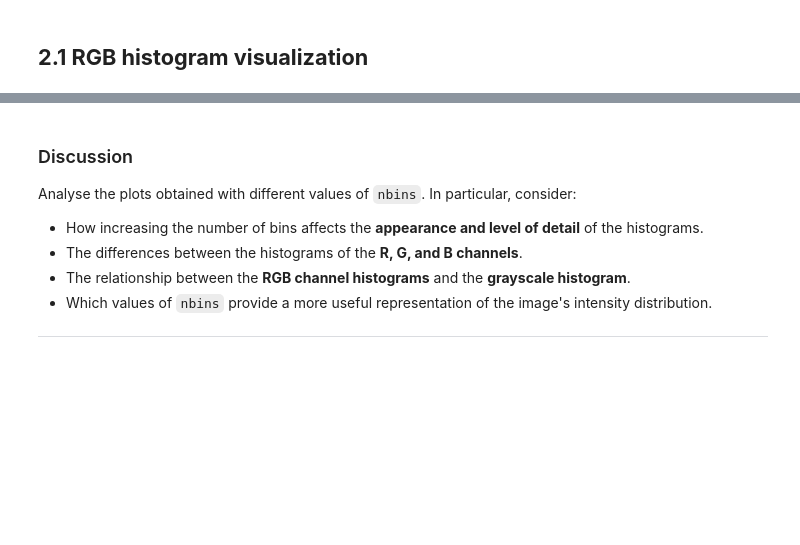
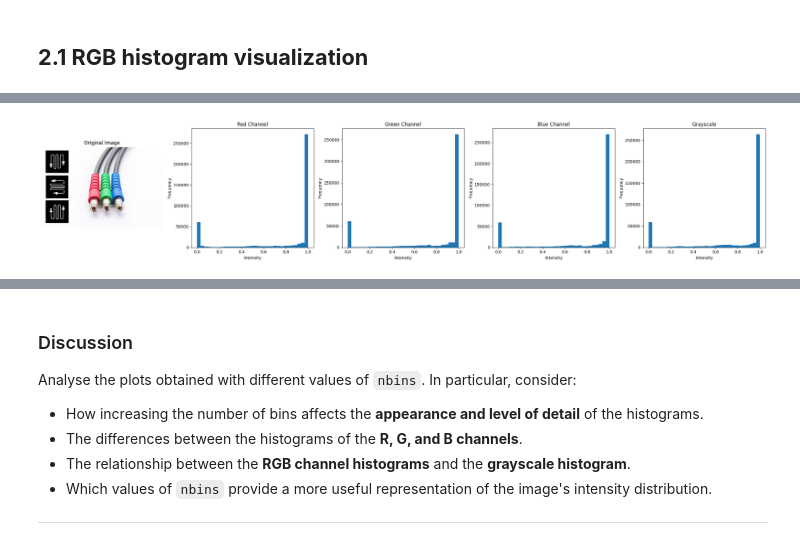
Before and after one commit to TonMartin777/Artificial-Vision, a Jupyter notebook: P2/p2_material/2026_ComputerVision_P2.ipynb, the cells around one changed output, grey strips where cells are left out. Drawn from its saved outputs; the diff is of its cells as text; code cells hidden in the pictures; blank space fills up the shorter version.

```diff
--- a/P2/p2_material/2026_ComputerVision_P2.ipynb
+++ b/P2/p2_material/2026_ComputerVision_P2.ipynb
@@ -72,5 +95,42 @@ from skimage.color import rgb2gray
+# %%
+def rgb_im_hist(img, nbins=8):
+    fig, axes = plt.subplots(1, 5, figsize=(25, 5))
+
+    axes[0].imshow(img)
+    axes[0].set_title('Original Image')
+    axes[0].axis('off')
+
+    r_channel = img[:, :, 0].ravel()
+    g_channel = img[:, :, 1].ravel()
+    b_channel = img[:, :, 2].ravel()
+
+    axes[1].hist(r_channel, bins=nbins)
+    axes[1].set_title('Red Channel')
+    axes[1].set_xlabel('Intensity')
+    axes[1].set_ylabel('Frequency')
+
+    axes[2].hist(g_channel, bins=nbins)
+    axes[2].set_title('Green Channel')
+    axes[2].set_xlabel('Intensity')
+    axes[2].set_ylabel('Frequency')
+
+    axes[3].hist(b_channel, bins=nbins)
+    axes[3].set_title('Blue Channel')
+    axes[3].set_xlabel('Intensity')
+    axes[3].set_ylabel('Frequency')
+
+    gray_img = np.dot(img[...,:3], [0.2989, 0.5870, 0.1140])
+    axes[4].hist(gray_img.ravel(), bins=nbins)
+    axes[4].set_title('Grayscale')
+    axes[4].set_xlabel('Intensity')
+    axes[4].set_ylabel('Frequency')
+
+    plt.tight_layout()
+    plt.show()
 # %%
 # Call the function with 32 histogram bins.
-rgb_im_hist(input_image, nbins=32)
+rgb_im_hist(plugs, nbins=32)
+# %% [output]
+[figure, added]
 # %%
 # Call the function with 128 histogram bins.
```
Also changed, not shown: parts of 11 cells of this notebook, 1 other file.
